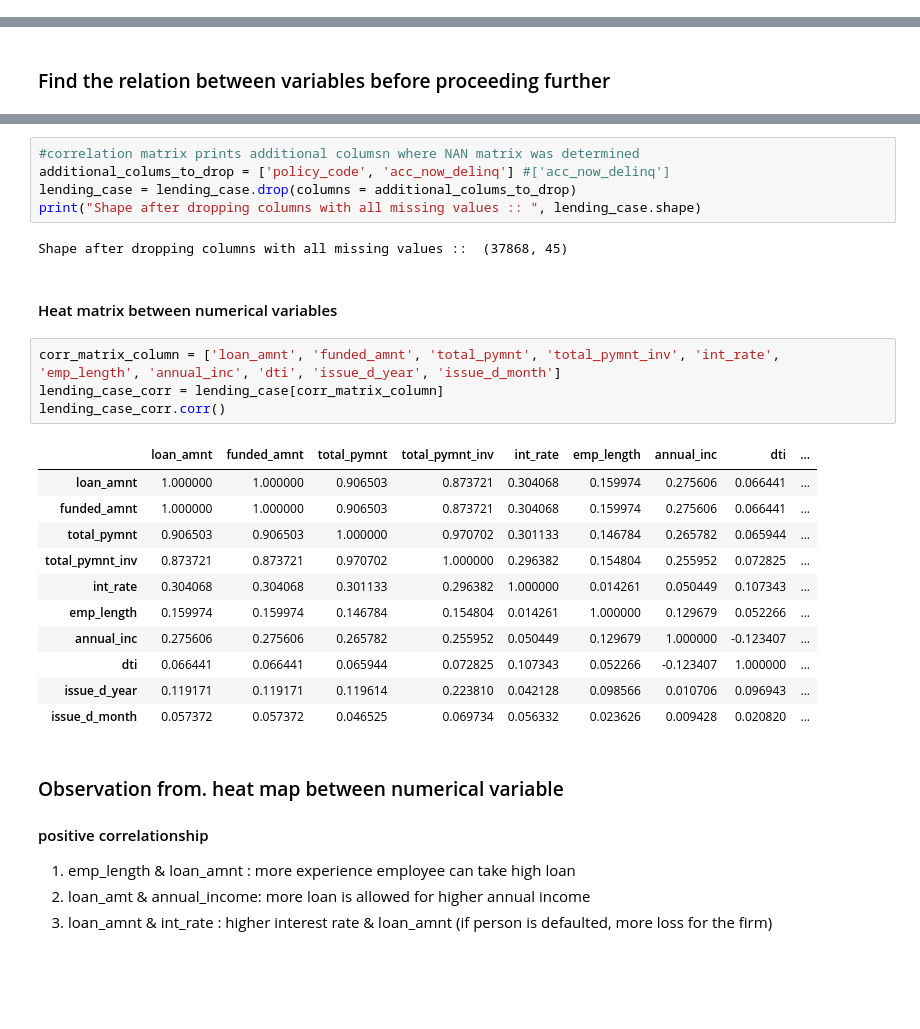
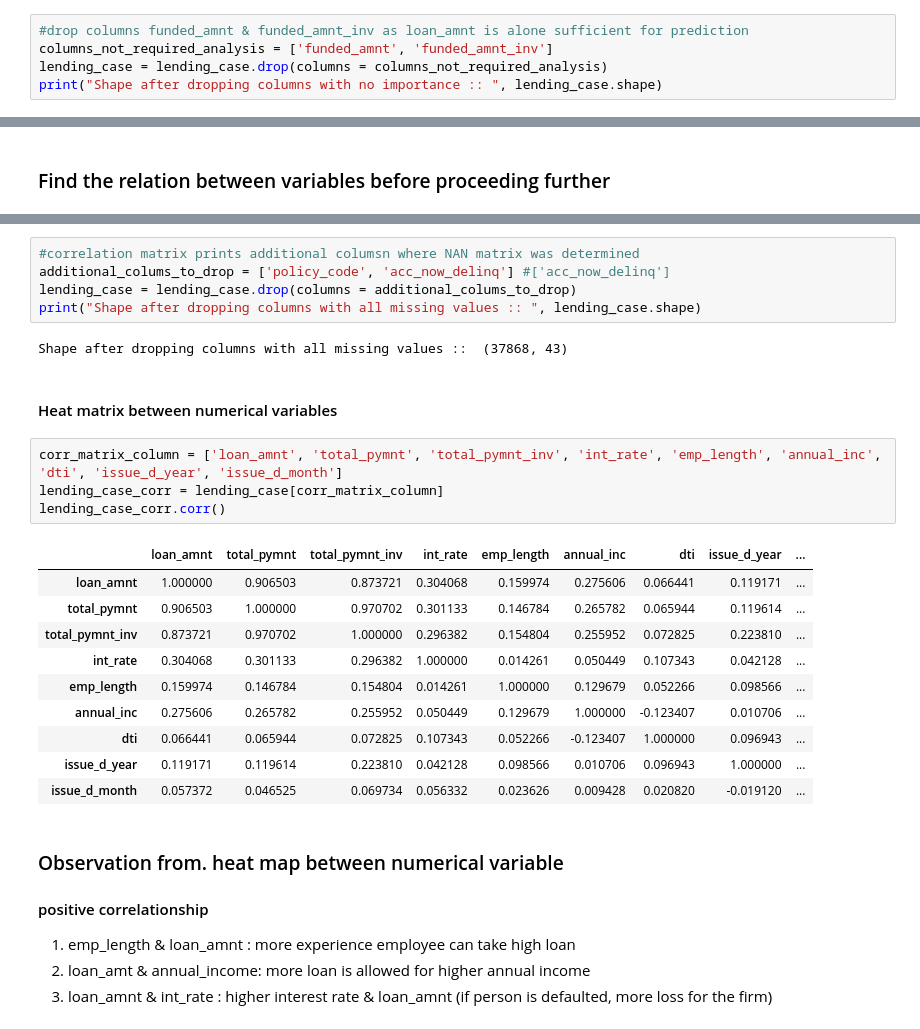
Before and after one commit to ps2420/LendingClubCaseStudy, a Jupyter notebook: Pankaj_Singh.ipynb, the cells around one changed output, grey strips where cells are left out. Cells and saved outputs as stored; diff of their text form; blank space fills up the shorter version.

```diff
--- a/Pankaj_Singh.ipynb
+++ b/Pankaj_Singh.ipynb
@@ -403,3 +403,8 @@ plt.show()
 # %% [output]
 <Figure size 1080x432 with 0 Axes>
 [figure]
+# %%
+#drop columns funded_amnt & funded_amnt_inv as loan_amnt is alone sufficient for prediction
+columns_not_required_analysis = ['funded_amnt', 'funded_amnt_inv']
+lending_case = lending_case.drop(columns = columns_not_required_analysis)
+print("Shape after dropping columns with no importance :: ", lending_case.shape)
@@ -459,25 +466,24 @@ additional_colums_to_drop = ['policy_code', 'acc_now_delinq'] #['acc_now_delinq'
 lending_case = lending_case.drop(columns = additional_colums_to_drop)
 print("Shape after dropping columns with all missing values :: ", lending_case.shape)
 # %% [output]
-Shape after dropping columns with all missing values ::  (37868, 45)
+Shape after dropping columns with all missing values ::  (37868, 43)
 # %% [markdown]
 #### Heat matrix between numerical variables
 # %%
-corr_matrix_column = ['loan_amnt', 'funded_amnt', 'total_pymnt', 'total_pymnt_inv', 'int_rate', 'emp_length', 'annual_inc', 'dti', 'issue_d_year', 'issue_d_month']
+corr_matrix_column = ['loan_amnt', 'total_pymnt', 'total_pymnt_inv', 'int_rate', 'emp_length', 'annual_inc', 'dti', 'issue_d_year', 'issue_d_month']
 lending_case_corr = lending_case[corr_matrix_column]
 lending_case_corr.corr()
 # %% [output]
-|  | loan_amnt | funded_amnt | total_pymnt | total_pymnt_inv | int_rate | emp_length | annual_inc | dti | ... |
-| loan_amnt | 1.000000 | 1.000000 | 0.906503 | 0.873721 | 0.304068 | 0.159974 | 0.275606 | 0.066441 | ... |
-| funded_amnt | 1.000000 | 1.000000 | 0.906503 | 0.873721 | 0.304068 | 0.159974 | 0.275606 | 0.066441 | ... |
-| total_pymnt | 0.906503 | 0.906503 | 1.000000 | 0.970702 | 0.301133 | 0.146784 | 0.265782 | 0.065944 | ... |
-| total_pymnt_inv | 0.873721 | 0.873721 | 0.970702 | 1.000000 | 0.296382 | 0.154804 | 0.255952 | 0.072825 | ... |
-| int_rate | 0.304068 | 0.304068 | 0.301133 | 0.296382 | 1.000000 | 0.014261 | 0.050449 | 0.107343 | ... |
-| emp_length | 0.159974 | 0.159974 | 0.146784 | 0.154804 | 0.014261 | 1.000000 | 0.129679 | 0.052266 | ... |
-| annual_inc | 0.275606 | 0.275606 | 0.265782 | 0.255952 | 0.050449 | 0.129679 | 1.000000 | -0.123407 | ... |
-| dti | 0.066441 | 0.066441 | 0.065944 | 0.072825 | 0.107343 | 0.052266 | -0.123407 | 1.000000 | ... |
-| issue_d_year | 0.119171 | 0.119171 | 0.119614 | 0.223810 | 0.042128 | 0.098566 | 0.010706 | 0.096943 | ... |
-| issue_d_month | 0.057372 | 0.057372 | 0.046525 | 0.069734 | 0.056332 | 0.023626 | 0.009428 | 0.020820 | ... |
+|  | loan_amnt | total_pymnt | total_pymnt_inv | int_rate | emp_length | annual_inc | dti | issue_d_year | ... |
+| loan_amnt | 1.000000 | 0.906503 | 0.873721 | 0.304068 | 0.159974 | 0.275606 | 0.066441 | 0.119171 | ... |
+| total_pymnt | 0.906503 | 1.000000 | 0.970702 | 0.301133 | 0.146784 | 0.265782 | 0.065944 | 0.119614 | ... |
+| total_pymnt_inv | 0.873721 | 0.970702 | 1.000000 | 0.296382 | 0.154804 | 0.255952 | 0.072825 | 0.223810 | ... |
+| int_rate | 0.304068 | 0.301133 | 0.296382 | 1.000000 | 0.014261 | 0.050449 | 0.107343 | 0.042128 | ... |
+| emp_length | 0.159974 | 0.146784 | 0.154804 | 0.014261 | 1.000000 | 0.129679 | 0.052266 | 0.098566 | ... |
+| annual_inc | 0.275606 | 0.265782 | 0.255952 | 0.050449 | 0.129679 | 1.000000 | -0.123407 | 0.010706 | ... |
+| dti | 0.066441 | 0.065944 | 0.072825 | 0.107343 | 0.052266 | -0.123407 | 1.000000 | 0.096943 | ... |
+| issue_d_year | 0.119171 | 0.119614 | 0.223810 | 0.042128 | 0.098566 | 0.010706 | 0.096943 | 1.000000 | ... |
+| issue_d_month | 0.057372 | 0.046525 | 0.069734 | 0.056332 | 0.023626 | 0.009428 | 0.020820 | -0.019120 | ... |
 # %% [markdown]
 ### Observation from. heat map between numerical variable
 #### positive correlationship
```
Also changed, not shown: parts of 23 cells of this notebook.
